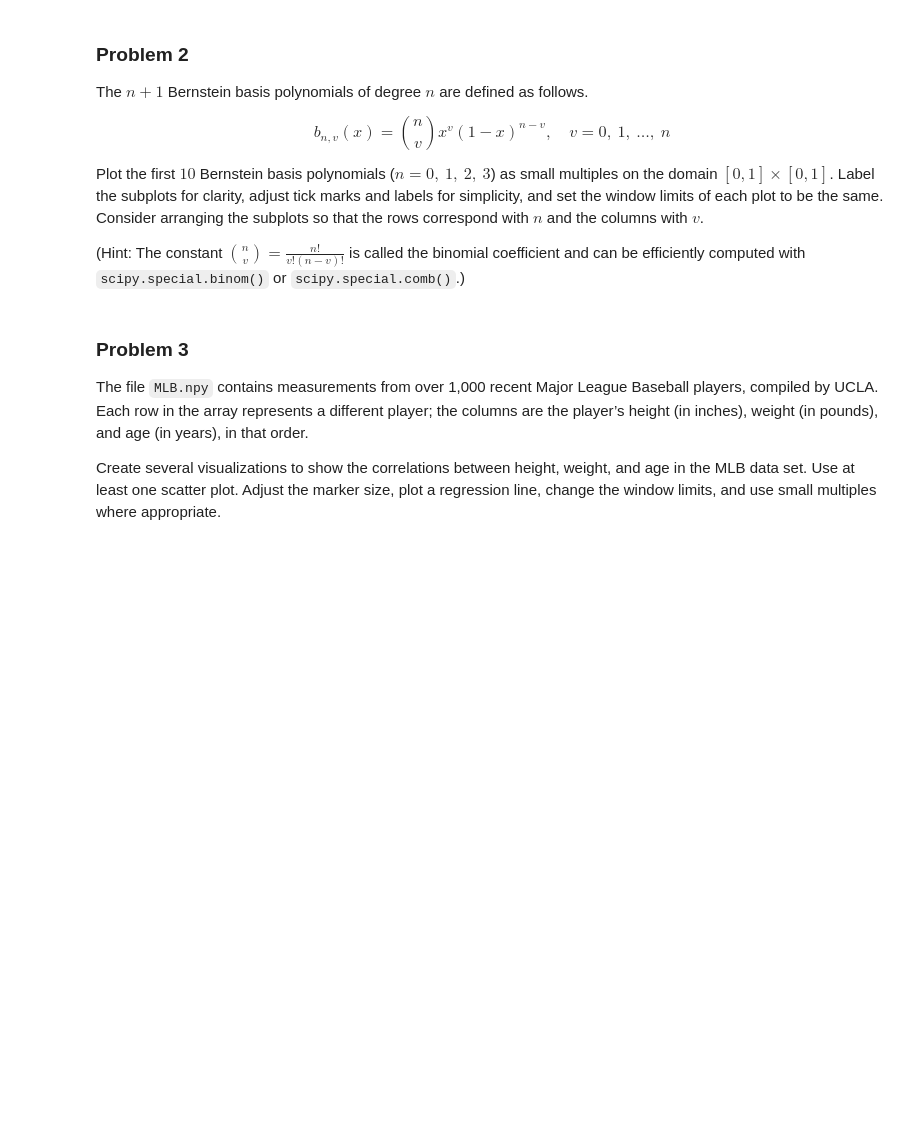
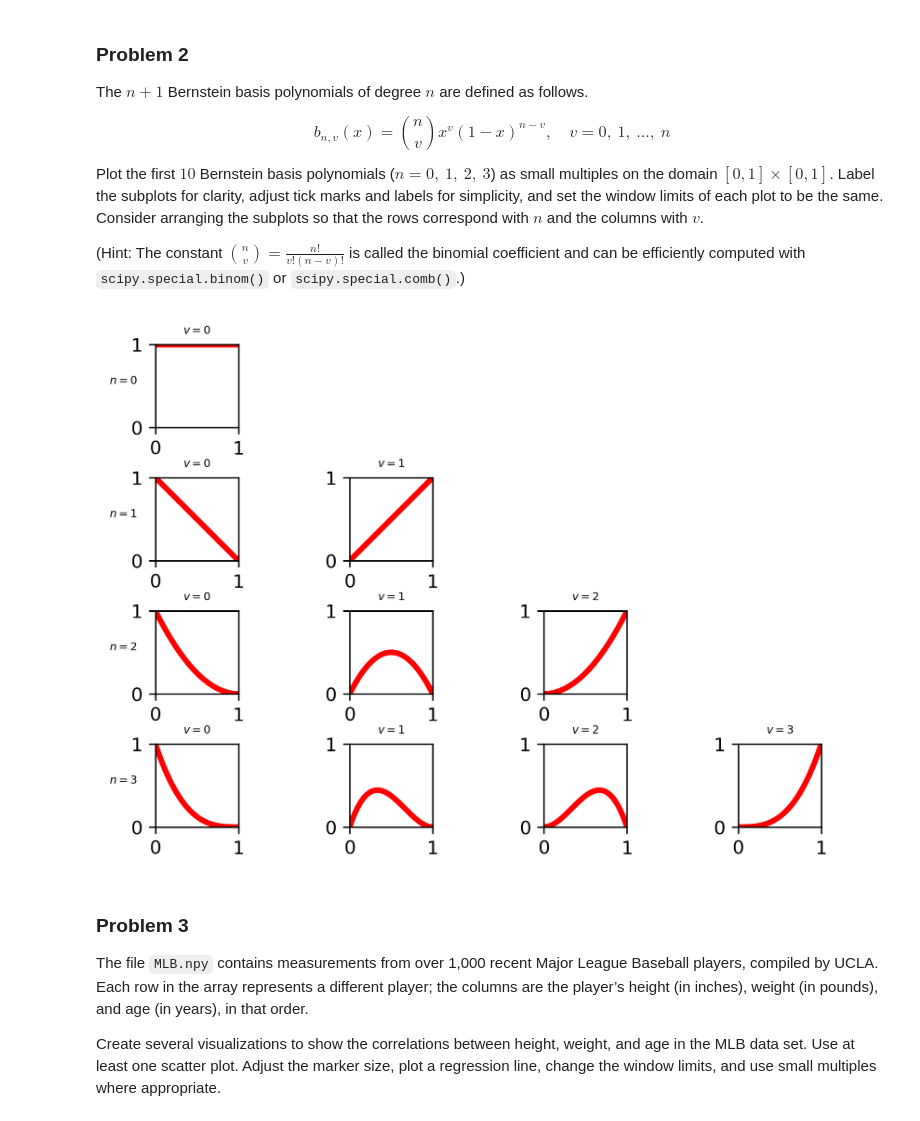
Before and after one commit to Burt360/Volume1, a Jupyter notebook: DataVisualization/data_visualization.ipynb, the cells around one changed output. Drawn from its saved outputs; the diff is of its cells as text; code cells hidden in the pictures; blank space fills up the shorter version.

```diff
--- a/DataVisualization/data_visualization.ipynb
+++ b/DataVisualization/data_visualization.ipynb
@@ -95,6 +96,54 @@ each plot to be the same.
 Consider arranging the subplots so that the rows correspond with $n$ and the columns with $v$.
 
 (Hint: The constant $\binom{n}{v} = \frac{n!}{v!(n-v)!}$ is called the binomial coefficient and can be efficiently computed with `scipy.special.binom()` or `scipy.special.comb()`.)
+# %%
+binom = scipy.special.binom
+
+# Max n to plot Bernstein polynomials B_v_n
+N = 4
+
+# Fontsize for n labels
+fs = 6
+
+# Window limits
+xlim = (0,1)
+ylim = (0,1)
+
+fig, axs = plt.subplots(N,N)
+
+x = np.linspace(*xlim, 100)
+
+for n, row in enumerate(axs):
+    for v in range(N):
+        ax = row[v]
+
+        # Delete extra ax
+        if v >= n+1:
+            plt.delaxes(ax)
+            continue
+        # Make plot look nice
+        ax.set_aspect('equal')
+        ax.set_xlim(xlim)
+        ax.set_ylim(ylim)
+        ax.set_xticks(xlim)
+        ax.set_yticks(ylim)
+
+        # Label v on top
+        ax.set_title(f'$v={{{v}}}$', fontsize=fs)
+
+        # Label n on side if first plot in row
+        if v == 0:
+            ax.set_ylabel(f'$n={{{n}}}$', fontsize=fs, rotation=0)
+
+        # Plot Bernstein polynomial
+        f = lambda t: scipy.special.comb(n, v) * x**v * (1-x)**(n-v)
+        ax.plot(x, f(x), color='r', lw=3)
+
+plt.tight_layout(pad=0)
+plt.suptitle('Bernstein polynomials')
+plt.show()
+# %% [output]
+[figure, added]
 # %% [markdown]
 ### Problem 3
 
```
Also changed, not shown: parts of 1 cell of this notebook.
